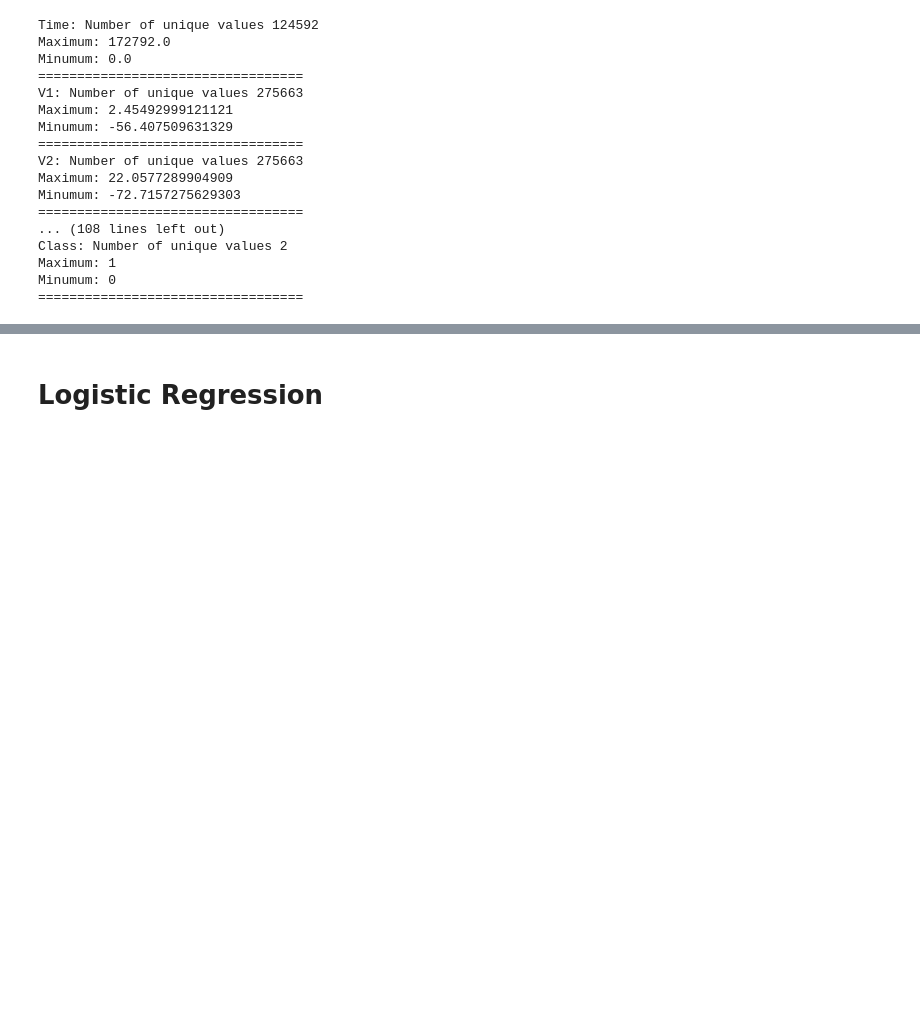
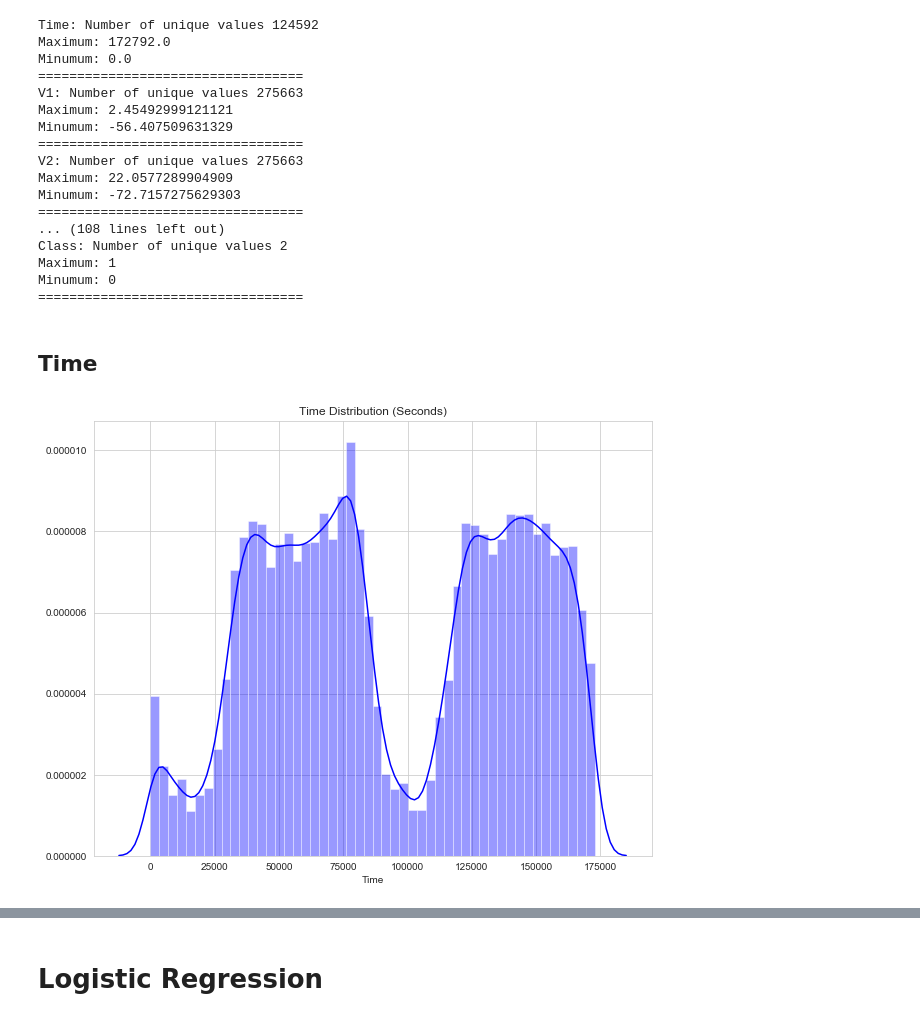
Before and after one commit to fares-ds/Credit-Card-Fraud-Detection, a Jupyter notebook: Credit_card_fraud_detection.ipynb, the cells around one changed output, grey strips where cells are left out. Saved outputs shown, nothing was run; the diff lists cells and outputs as text; code cells hidden in the pictures; blank space fills up the shorter version.

```diff
--- a/Credit_card_fraud_detection.ipynb
+++ b/Credit_card_fraud_detection.ipynb
@@ -109,4 +122,14 @@ Class: Number of unique values 2
 Maximum: 1
 Minumum: 0
 ==================================
+# %% [markdown]
+## Time
+# %%
+#plot the time feature
+plt.figure(figsize=(10,8), )
+plt.title('Time Distribution (Seconds)')
+
+sns.distplot(data['Time'], color='blue');
+# %% [output]
+[figure, added]
 # %%
```
Also changed, not shown: parts of 26 cells of this notebook.
